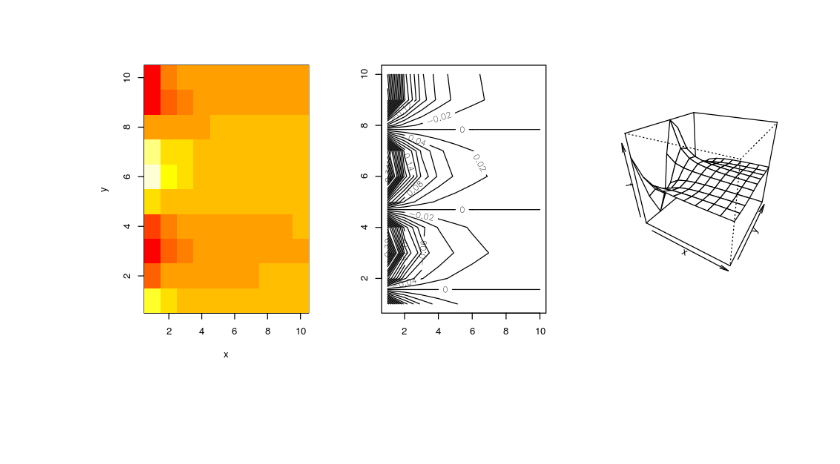
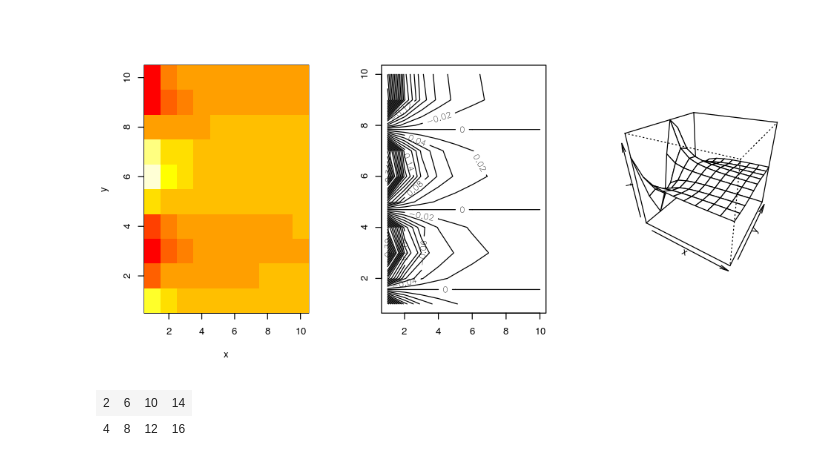
Before and after one commit to ebusato/jupyter_R, a Jupyter notebook: Introduction to R.ipynb, the cells around one changed output. Cells and saved outputs as stored; diff of their text form; code cells hidden in the pictures; blank space fills up the shorter version.

```diff
--- a/Introduction to R.ipynb
+++ b/Introduction to R.ipynb
@@ -234,3 +234,9 @@ contour(x,y,f, nlevels=40)
 persp(x,y,f, theta=30, phi=30)
 # %% [output]
 [figure]
+# %%
+A=matrix(1:16,4,4)
+A[-c(1,3),]
+# %% [output]
+| 2 | 6 | 10 | 14 |
+| 4 | 8 | 12 | 16 |
```
Also changed, not shown: 1 other file.
